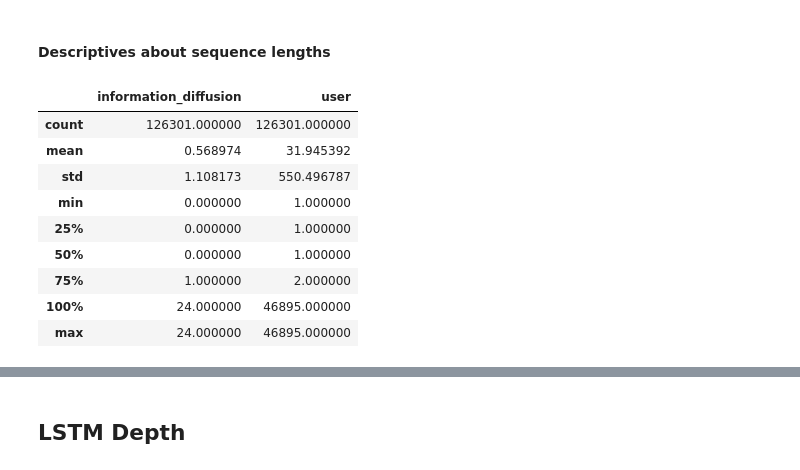
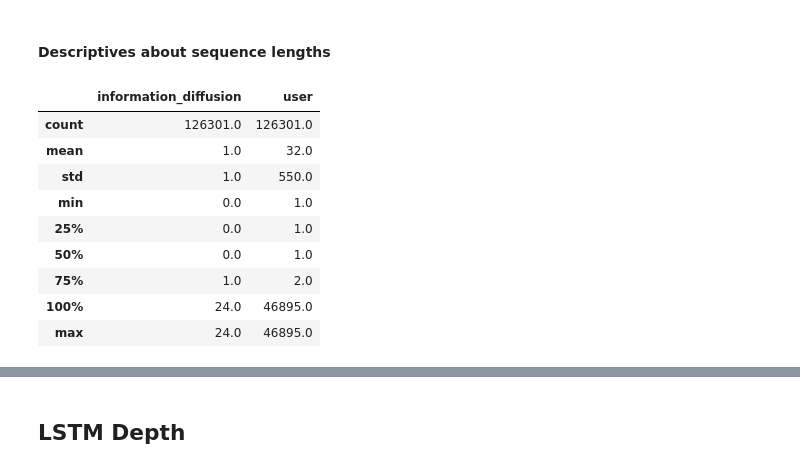
Before and after one commit to gittinic/mlp_final_proj_fake_news, a Jupyter notebook: main.ipynb, the cells around one changed output, grey strips where cells are left out. Drawn from its saved outputs; the diff is of its cells as text; code cells hidden in the pictures.

```diff
--- a/main.ipynb
+++ b/main.ipynb
@@ -48,6 +50,7 @@ for line in lines:
 # %%
 cid = []
 veracity = []
+veracity_all = []
 virality = []
 depth = []
 breadth = []
@@ -70,6 +73,8 @@ for cascade,metadata in cascade_id2metadata.items():
         nfollowees.append(metadata['num_followees_list'][0])
         engagement.append(metadata['engagement_list'][0])
         category.append(metadata['rumor_category'])
+    veracity_all.append(metadata['veracity'])
+
 
 # Convert to data frame
 static = pd.DataFrame({'cid': cid,
@@ -160,17 +245,17 @@ dynamic_len_full =  pd.DataFrame(
      'information_diffusion': len_infodiff_full})
 # %%
 # Get summary full
-dynamic_len_full.describe(percentiles = [0.25, 0.5, 0.75, 1])
+dynamic_len_full.describe(percentiles = [0.25, 0.5, 0.75, 1]).round(0)
 # %% [output]
 |  | information_diffusion | user |
-| count | 126301.000000 | 126301.000000 |
-| mean | 0.568974 | 31.945392 |
-| std | 1.108173 | 550.496787 |
-| min | 0.000000 | 1.000000 |
-| 25% | 0.000000 | 1.000000 |
-| 50% | 0.000000 | 1.000000 |
-| 75% | 1.000000 | 2.000000 |
-| 100% | 24.000000 | 46895.000000 |
-| max | 24.000000 | 46895.000000 |
+| count | 126301.0 | 126301.0 |
+| mean | 1.0 | 32.0 |
+| std | 1.0 | 550.0 |
+| min | 0.0 | 1.0 |
+| 25% | 0.0 | 1.0 |
+| 50% | 0.0 | 1.0 |
+| 75% | 1.0 | 2.0 |
+| 100% | 24.0 | 46895.0 |
+| max | 24.0 | 46895.0 |
 # %%
 # Get summary when excluding cascades of length 0
```
Also changed, not shown: parts of 20 cells of this notebook.
